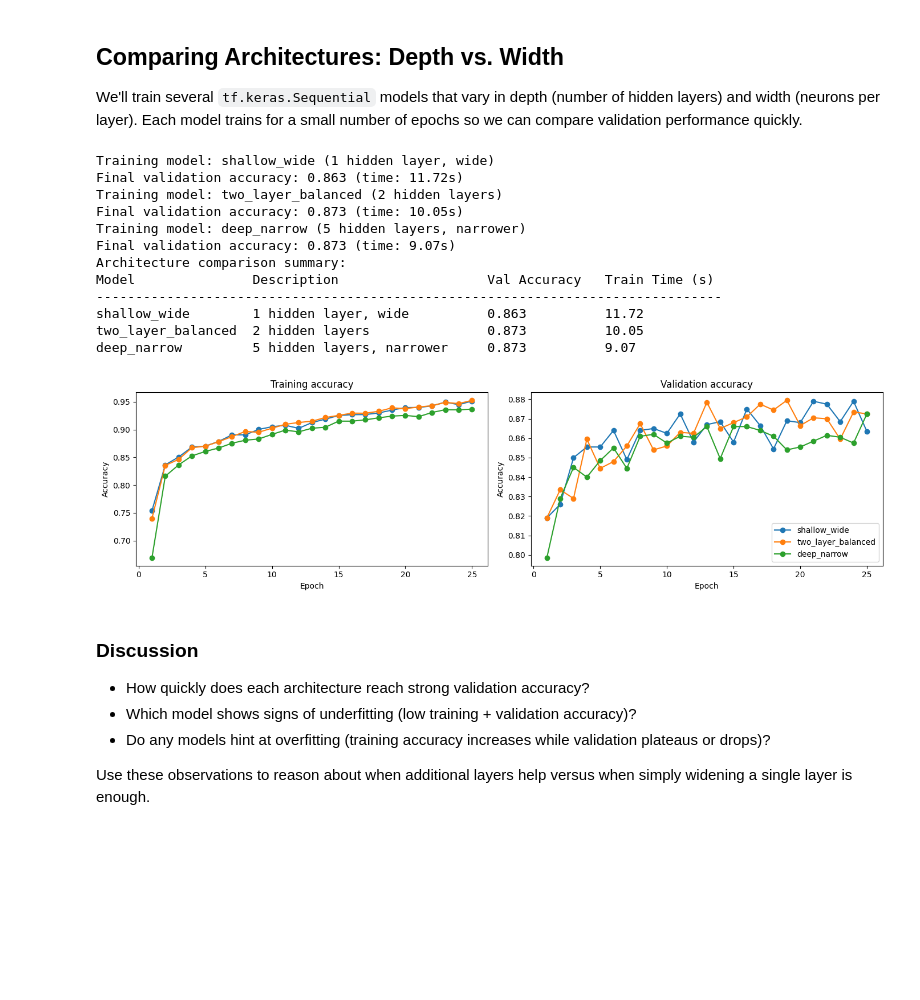
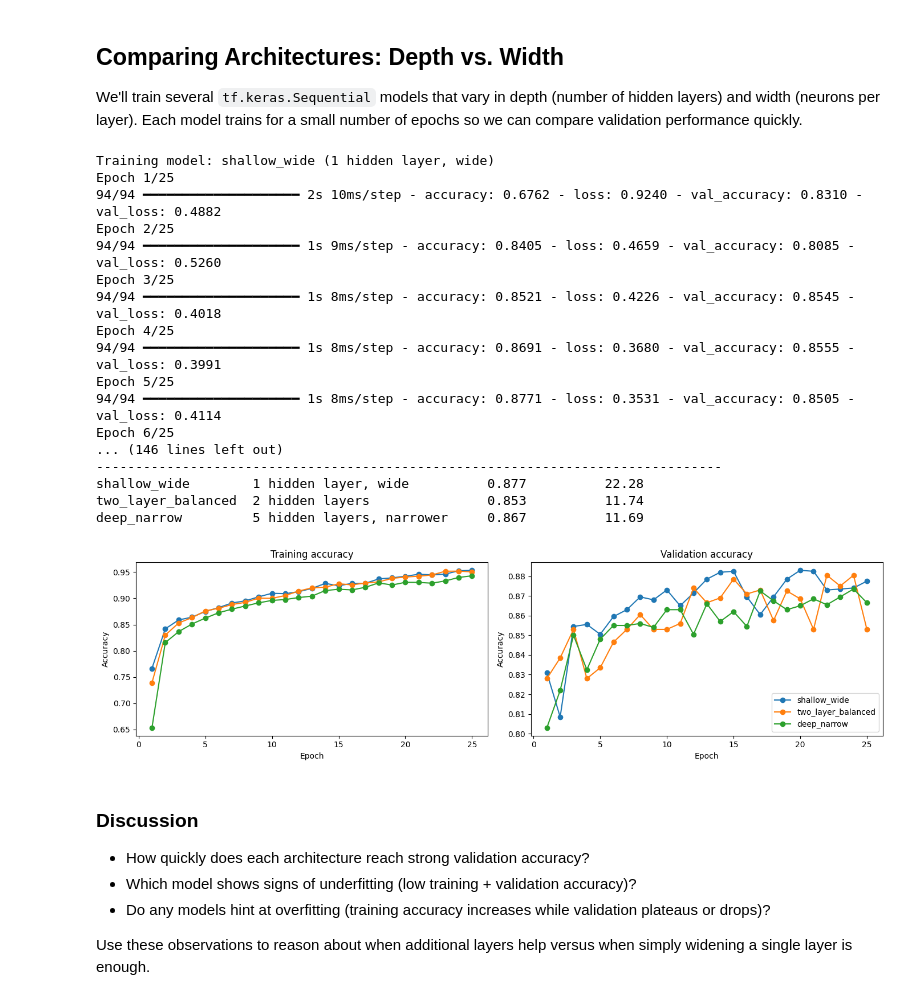
Before and after one commit to AIBabyTeaching/DEEP-LEARNING-2025, a Jupyter notebook: notebooks/W02_perceptron_mlp.ipynb, the cells around one changed output. Saved outputs shown, nothing was run; the diff lists cells and outputs as text; code cells hidden in the pictures; blank space fills up the shorter version.

```diff
--- a/notebooks/W02_perceptron_mlp.ipynb
+++ b/notebooks/W02_perceptron_mlp.ipynb
@@ -91,8 +91,8 @@ def build_mlp(hidden_layers, activation="relu", dropout_rate=0.0, learning_rate=
     )
     return model
 
-architectures = [
-    ("shallow_wide", [512], "1 hidden layer, wide"),
+architectures = [ # we are building 3 different models.
+    ("shallow_wide", [1024], "1 hidden layer, wide"),
     ("two_layer_balanced", [256, 128], "2 hidden layers"),
     ("deep_narrow", [128, 128, 64, 64, 32], "5 hidden layers, narrower"),
 ]
@@ -100,19 +100,19 @@ architectures = [
 histories = {}
 training_summaries = []
 
-for model_key, hidden_layers, description in architectures:
+for model_key, hidden_layers, description in architectures: # 3 times (for loop over the architectures)
     print(f"Training model: {model_key} ({description})")
     model = build_mlp(hidden_layers)
-    start_time = time.perf_counter()
-    history = model.fit(
+    start_time = time.perf_counter() # start time
+    history = model.fit( # for later on visualization
         train_x,
         train_y,
         validation_data=(val_x, val_y),
         epochs=25,
         batch_size=128,
-        verbose=0
+        verbose=1 # to turn on the logs put verbose=1
     )
-    elapsed = time.perf_counter() - start_time
+    elapsed = time.perf_counter() - start_time # end counter - timing of fitting/validation
     histories[model_key] = history.history
     val_acc = history.history["val_accuracy"][-1]
     training_summaries.append({
@@ -126,44 +126,49 @@ for model_key, hidden_layers, description in architectures:
 if training_summaries:
     print("Architecture comparison summary:")
     header = f"{'Model':<20}{'Description':<30}{'Val Accuracy':<15}{'Train Time (s)':<15}"
     print(header)
     print('-' * len(header))
     for summary in training_summaries:
         print(
             f"{summary['model']:<20}{summary['description']:<30}"
             f"{summary['val_accuracy']:<15.3f}{summary['train_time_sec']:<15.2f}"
         )
 
 fig, axes = plt.subplots(1, 2, figsize=(14, 4))
 for model_key, history in histories.items():
     epochs = range(1, len(history["accuracy"]) + 1)
     axes[0].plot(epochs, history["accuracy"], marker="o", label=model_key)
     axes[1].plot(epochs, history["val_accuracy"], marker="o", label=model_key)
 
 axes[0].set_title("Training accuracy")
 axes[0].set_xlabel("Epoch")
 axes[0].set_ylabel("Accuracy")
 
 axes[1].set_title("Validation accuracy")
 axes[1].set_xlabel("Epoch")
 axes[1].set_ylabel("Accuracy")
 axes[1].legend()
 plt.tight_layout()
 plt.show()
 # %% [output]
 Training model: shallow_wide (1 hidden layer, wide)
-Final validation accuracy: 0.863 (time: 11.72s)
-Training model: two_layer_balanced (2 hidden layers)
-Final validation accuracy: 0.873 (time: 10.05s)
-Training model: deep_narrow (5 hidden layers, narrower)
-Final validation accuracy: 0.873 (time: 9.07s)
-Architecture comparison summary:
-Model               Description                   Val Accuracy   Train Time (s)
+Epoch 1/25
+94/94 ━━━━━━━━━━━━━━━━━━━━ 2s 10ms/step - accuracy: 0.6762 - loss: 0.9240 - val_accuracy: 0.8310 - val_loss: 0.4882
+Epoch 2/25
+94/94 ━━━━━━━━━━━━━━━━━━━━ 1s 9ms/step - accuracy: 0.8405 - loss: 0.4659 - val_accuracy: 0.8085 - val_loss: 0.5260
+Epoch 3/25
+94/94 ━━━━━━━━━━━━━━━━━━━━ 1s 8ms/step - accuracy: 0.8521 - loss: 0.4226 - val_accuracy: 0.8545 - val_loss: 0.4018
+Epoch 4/25
+94/94 ━━━━━━━━━━━━━━━━━━━━ 1s 8ms/step - accuracy: 0.8691 - loss: 0.3680 - val_accuracy: 0.8555 - val_loss: 0.3991
+Epoch 5/25
+94/94 ━━━━━━━━━━━━━━━━━━━━ 1s 8ms/step - accuracy: 0.8771 - loss: 0.3531 - val_accuracy: 0.8505 - val_loss: 0.4114
+Epoch 6/25
+... (146 lines left out)
 --------------------------------------------------------------------------------
-shallow_wide        1 hidden layer, wide          0.863          11.72
-two_layer_balanced  2 hidden layers               0.873          10.05
-deep_narrow         5 hidden layers, narrower     0.873          9.07
+shallow_wide        1 hidden layer, wide          0.877          22.28
+two_layer_balanced  2 hidden layers               0.853          11.74
+deep_narrow         5 hidden layers, narrower     0.867          11.69
-[figure, old version]
+[figure, new version]
 # %% [markdown]
 ### Discussion
 
```
Also changed, not shown: parts of 4 cells of this notebook, 4 other files.
